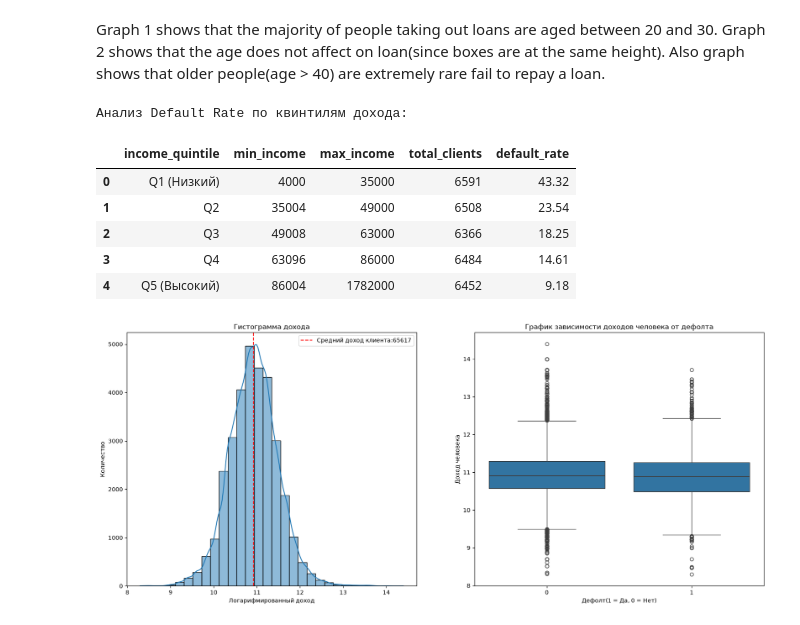
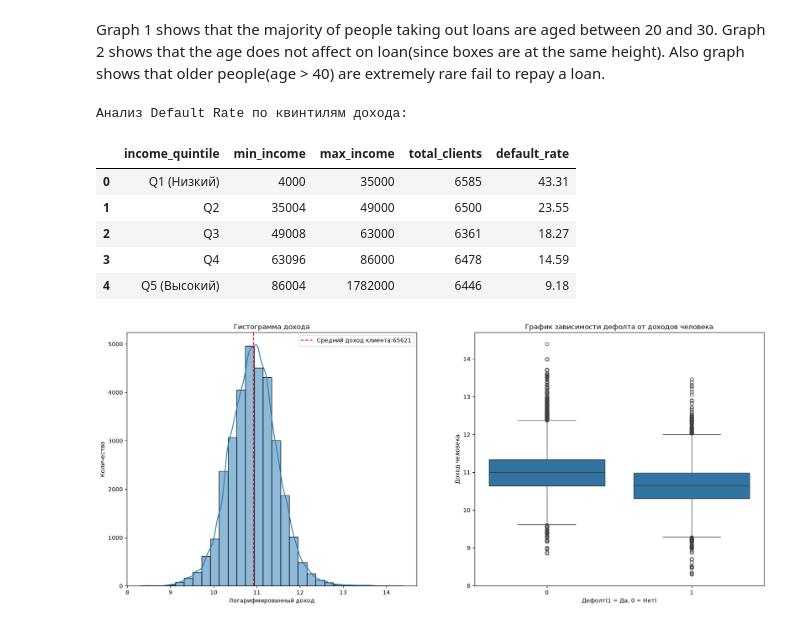
Before and after one commit to IfromHe11/Credit-Risk-Analytics-Loan-Approval-Optimization, a Jupyter notebook: Notebook_EDA.ipynb, the cells around one changed output. Cells and saved outputs as stored; diff of their text form; code cells hidden in the pictures.

```diff
--- a/Notebook_EDA.ipynb
+++ b/Notebook_EDA.ipynb
@@ -24,8 +24,8 @@ df
 32581 rows × 12 columns
 # %%
 
-df.rename(columns={'cb_person_default_on_file': 'default'},inplace=True)
-df['default']=df['default'].apply(lambda x: 1 if x=='Y' else 0)
+df.rename(columns={'loan_status': 'default'},inplace=True)
+df['cb_person_default_on_file']=df['default'].apply(lambda x: 1 if x=='Y' else 0)
 df.columns
 # %% [output]
 Index(['person_age', 'person_income', 'person_home_ownership',
@@ -184,39 +186,39 @@ sns.histplot(
     kde= True,
 )
 axes[0].set_xlabel("Логарифмированный доход")
 axes[0].set_ylabel("Количество")
 axes[0].set_title("Гистограмма дохода")
 axes[0].axvline( np.log1p(df['person_income']).mean(),color = 'red', linestyle = '--', label=f'Средний доход клиента:{df['person_income'].mean():.0f}')
 axes[0].legend()
 
 sns.boxplot(
     x = 'default',
     y = np.log1p(df['person_income']),
     data=df,
     ax=axes[1]
 )
-axes[1].set_title('График зависимости доходов человека от дефолта')
+axes[1].set_title('График зависимости дефолта от доходов человека')
 axes[1].set_xlabel('Дефолт(1 = Да, 0 = Нет)')
 axes[1].set_ylabel('Доход человека')
 
 df['income_quintile'] = pd.qcut(df['person_income'], q=5, labels=['Q1 (Низкий)', 'Q2', 'Q3', 'Q4', 'Q5 (Высокий)'])
 quintile_analysis = df.groupby('income_quintile').agg(
     min_income=('person_income', 'min'),
     max_income=('person_income', 'max'),
-    total_clients=('loan_status', 'count'),
-    default_rate=('loan_status', 'mean')
+    total_clients=('default', 'count'),
+    default_rate=('default', 'mean')
 ).reset_index()
 
 quintile_analysis['default_rate'] = (quintile_analysis['default_rate'] * 100).round(2)
 
 print("Анализ Default Rate по квинтилям дохода:")
 display(quintile_analysis)
 # %% [output]
 Анализ Default Rate по квинтилям дохода:
 |  | income_quintile | min_income | max_income | total_clients | default_rate |
-| 0 | Q1 (Низкий) | 4000 | 35000 | 6591 | 43.32 |
-| 1 | Q2 | 35004 | 49000 | 6508 | 23.54 |
-| 2 | Q3 | 49008 | 63000 | 6366 | 18.25 |
-| 3 | Q4 | 63096 | 86000 | 6484 | 14.61 |
-| 4 | Q5 (Высокий) | 86004 | 1782000 | 6452 | 9.18 |
+| 0 | Q1 (Низкий) | 4000 | 35000 | 6585 | 43.31 |
+| 1 | Q2 | 35004 | 49000 | 6500 | 23.55 |
+| 2 | Q3 | 49008 | 63000 | 6361 | 18.27 |
+| 3 | Q4 | 63096 | 86000 | 6478 | 14.59 |
+| 4 | Q5 (Высокий) | 86004 | 1782000 | 6446 | 9.18 |
-[figure, old version]
+[figure, new version]
```
Also changed, not shown: parts of 17 cells of this notebook.
